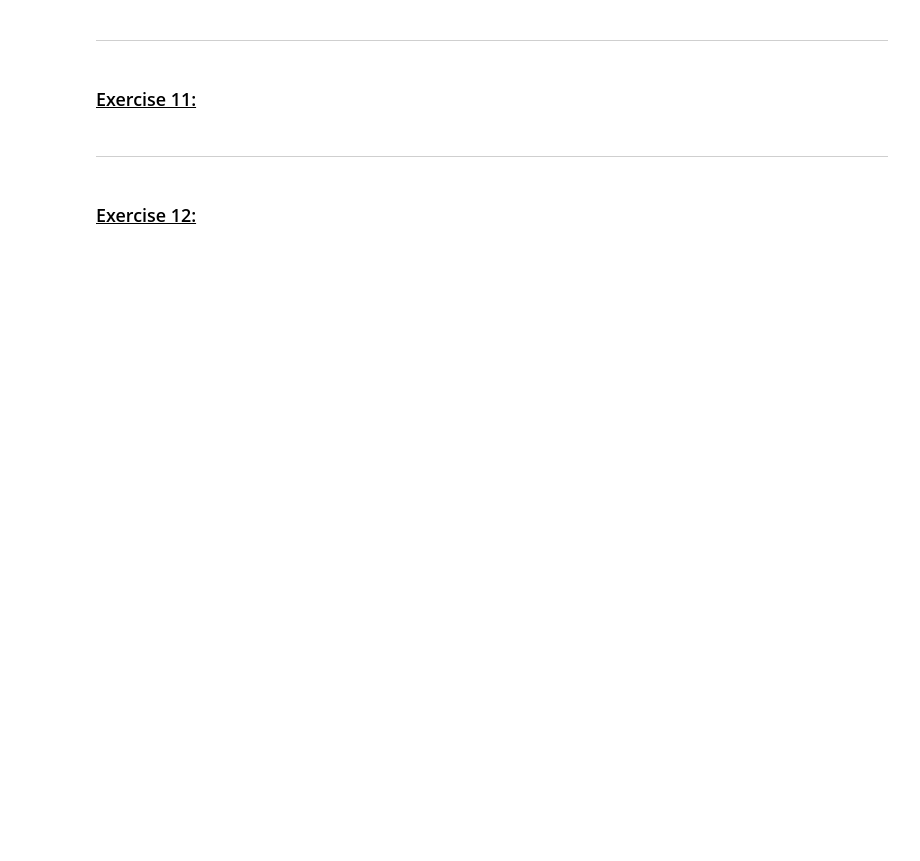
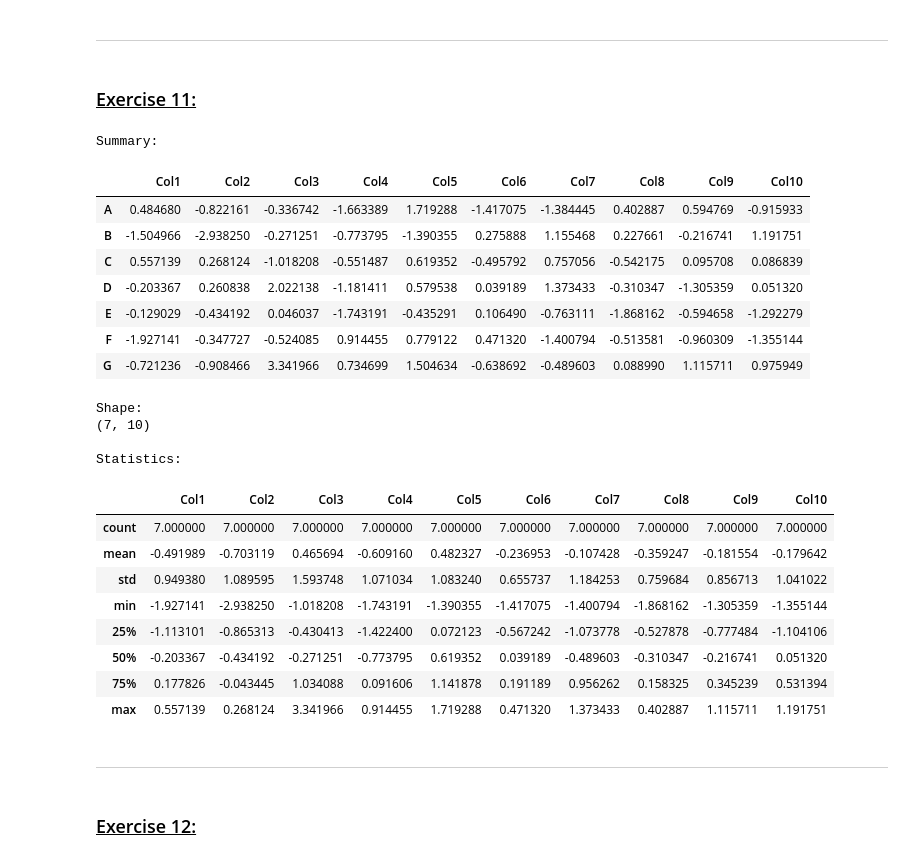
Before and after one commit to sadiam09/Beginner, a Jupyter notebook: exercise_portfolio/coursework.ipynb, the cells around one changed output. Saved outputs shown, nothing was run; the diff lists cells and outputs as text; code cells hidden in the pictures; blank space fills up the shorter version.

```diff
--- a/exercise_portfolio/coursework.ipynb
+++ b/exercise_portfolio/coursework.ipynb
@@ -309,27 +349,54 @@ print(f"Reshaped: {reshape}")
 # %% [markdown]
 ### <u>Exercise 11:</u>
 # %%
-import pandas as pd
+"""
+Create Pandas DataFrame
+with random numbers
+"""
+
+import pandas as pd # import relevant libraries
 import numpy as np
 
-np.random.seed(122)
-df = pd.DataFrame(data=np.random.randn(7,10),
+np.random.seed(122) # set random seed so results are generated each time
+df = pd.DataFrame(data=np.random.randn(7,10), # # create a DataFrame with random numbers (7 rows, 10 columns) and labelled rows and columns
                   index=['A', 'B', 'C', 'D', 'E', 'F', 'G'],
                   columns=['Col1', 'Col2', 'Col3', 'Col4', 'Col5', 'Col6', 'Col7', 'Col8', 'Col9', 'Col10']
                   )
 
 print("Summary:")
 # https://www.geeksforgeeks.org/python/display-the-pandas-dataframe-in-table-style/
-display(df)
+display(df) # display the DataFrame in table format
 
 print("")
-print("Shape:")
-# shape returns tuple
-print(df.shape)
+print("Shape:") # shape returns tuple
+print(df.shape) # show the dimensions of the DataFrame
 
 print("")
 print("Statistics:")
-df.describe()
+df.describe() # display statistical summary (mean, std, min, max, etc)
+# %% [output]
+Summary:
+|  | Col1 | Col2 | Col3 | Col4 | Col5 | Col6 | Col7 | Col8 | Col9 | Col10 |
+| A | 0.484680 | -0.822161 | -0.336742 | -1.663389 | 1.719288 | -1.417075 | -1.384445 | 0.402887 | 0.594769 | -0.915933 |
+| B | -1.504966 | -2.938250 | -0.271251 | -0.773795 | -1.390355 | 0.275888 | 1.155468 | 0.227661 | -0.216741 | 1.191751 |
+| C | 0.557139 | 0.268124 | -1.018208 | -0.551487 | 0.619352 | -0.495792 | 0.757056 | -0.542175 | 0.095708 | 0.086839 |
+| D | -0.203367 | 0.260838 | 2.022138 | -1.181411 | 0.579538 | 0.039189 | 1.373433 | -0.310347 | -1.305359 | 0.051320 |
+| E | -0.129029 | -0.434192 | 0.046037 | -1.743191 | -0.435291 | 0.106490 | -0.763111 | -1.868162 | -0.594658 | -1.292279 |
+| F | -1.927141 | -0.347727 | -0.524085 | 0.914455 | 0.779122 | 0.471320 | -1.400794 | -0.513581 | -0.960309 | -1.355144 |
+| G | -0.721236 | -0.908466 | 3.341966 | 0.734699 | 1.504634 | -0.638692 | -0.489603 | 0.088990 | 1.115711 | 0.975949 |
+Shape:
+(7, 10)
+
+Statistics:
+|  | Col1 | Col2 | Col3 | Col4 | Col5 | Col6 | Col7 | Col8 | Col9 | Col10 |
+| count | 7.000000 | 7.000000 | 7.000000 | 7.000000 | 7.000000 | 7.000000 | 7.000000 | 7.000000 | 7.000000 | 7.000000 |
+| mean | -0.491989 | -0.703119 | 0.465694 | -0.609160 | 0.482327 | -0.236953 | -0.107428 | -0.359247 | -0.181554 | -0.179642 |
+| std | 0.949380 | 1.089595 | 1.593748 | 1.071034 | 1.083240 | 0.655737 | 1.184253 | 0.759684 | 0.856713 | 1.041022 |
+| min | -1.927141 | -2.938250 | -1.018208 | -1.743191 | -1.390355 | -1.417075 | -1.400794 | -1.868162 | -1.305359 | -1.355144 |
+| 25% | -1.113101 | -0.865313 | -0.430413 | -1.422400 | 0.072123 | -0.567242 | -1.073778 | -0.527878 | -0.777484 | -1.104106 |
+| 50% | -0.203367 | -0.434192 | -0.271251 | -0.773795 | 0.619352 | 0.039189 | -0.489603 | -0.310347 | -0.216741 | 0.051320 |
+| 75% | 0.177826 | -0.043445 | 1.034088 | 0.091606 | 1.141878 | 0.191189 | 0.956262 | 0.158325 | 0.345239 | 0.531394 |
+| max | 0.557139 | 0.268124 | 3.341966 | 0.914455 | 1.719288 | 0.471320 | 1.373433 | 0.402887 | 1.115711 | 1.191751 |
 # %% [markdown]
 ---
 # %% [markdown]
```
Also changed, not shown: parts of 23 cells of this notebook, 1 other file.
